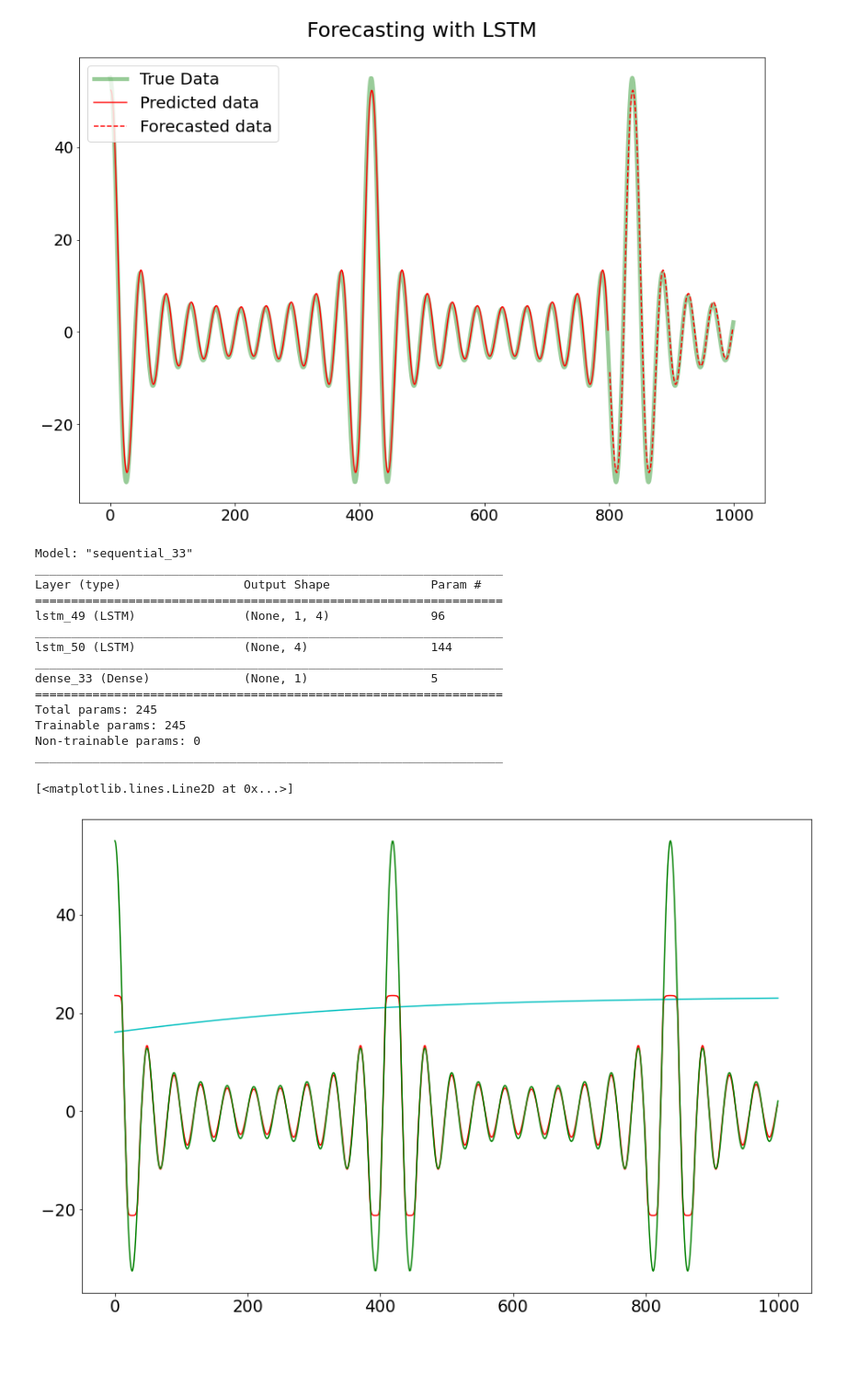
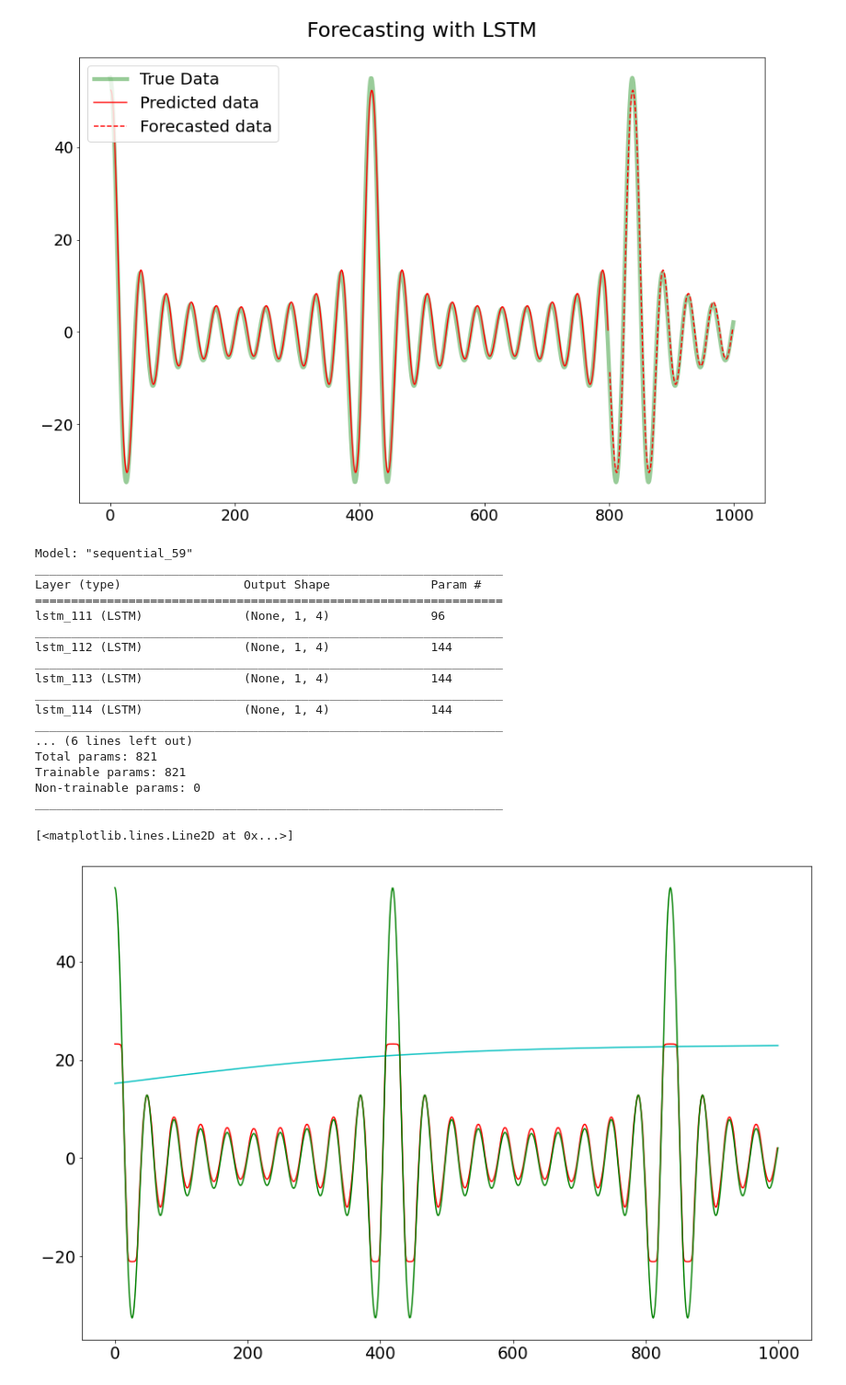
Before and after one commit to RitvikPrabhu/Machine-Learning, a Jupyter notebook: Neural_Networks_function_prediction_.ipynb, the cells around one changed output. Shown at 92% size. Cells and saved outputs as stored; diff of their text form; code cells hidden in the pictures; blank space fills up the shorter version.

```diff
--- a/Neural_Networks_function_prediction_.ipynb
+++ b/Neural_Networks_function_prediction_.ipynb
@@ -694,6 +694,7 @@ Train Score: 1.66 RMSE
 Test Score: 2.38 RMSE
 [figure]
 # %%
+#STILL IN PROGRESS
 N = 1000
 look_back = 1
 X_values = np.linspace(0,15,N)
@@ -722,41 +723,48 @@ data = data.reshape(data.shape[0],1,data.shape[1])
 
 x_train = data
 y_train = target
 #x_train, x_test, y_train, y_test = train_test_split(target, data, test_size=0.2, random_state=42)
 
 model = Sequential()
 model.add(LSTM(4, input_shape=(1, look_back), return_sequences=True ))
+model.add(LSTM(4, input_shape=(1, look_back), return_sequences=True ))
+model.add(LSTM(4, input_shape=(1, look_back), return_sequences=True ))
+model.add(LSTM(4, input_shape=(1, look_back), return_sequences=True ))
+model.add(LSTM(4, input_shape=(1, look_back), return_sequences=True ))
 model.add(LSTM(4, input_shape=(1, look_back)))
 model.add(Dense(1))
 model.compile(loss='mean_squared_error', optimizer='adam')
 model.summary()
 model.fit(x_train, y_train, epochs=20, batch_size=1, verbose=0)
 
 
 results = model.predict(x_train)
 X_values1 = np.reshape(X_values1, (X_values1.shape[0],1,1))
 results2 = model.predict(X_values1)
 
 plt.plot(results, c = 'r')
 plt.plot(results2, c = 'c')
 plt.plot(Y_values_list, c = 'g')
 # %% [output]
-Model: "sequential_33"
+Model: "sequential_59"
 _________________________________________________________________
 Layer (type)                 Output Shape              Param #
 =================================================================
-lstm_49 (LSTM)               (None, 1, 4)              96
+lstm_111 (LSTM)              (None, 1, 4)              96
 _________________________________________________________________
-lstm_50 (LSTM)               (None, 4)                 144
+lstm_112 (LSTM)              (None, 1, 4)              144
 _________________________________________________________________
-dense_33 (Dense)             (None, 1)                 5
-=================================================================
-Total params: 245
-Trainable params: 245
+lstm_113 (LSTM)              (None, 1, 4)              144
+_________________________________________________________________
+lstm_114 (LSTM)              (None, 1, 4)              144
+_________________________________________________________________
+... (6 lines left out)
+Total params: 821
+Trainable params: 821
 Non-trainable params: 0
 _________________________________________________________________
 [<matplotlib.lines.Line2D at 0x...>]
-[figure, old version]
+[figure, new version]
 # %%
 size = 8
 def network(L, sequence_size, N):
```
Also changed, not shown: parts of 2 cells of this notebook.
